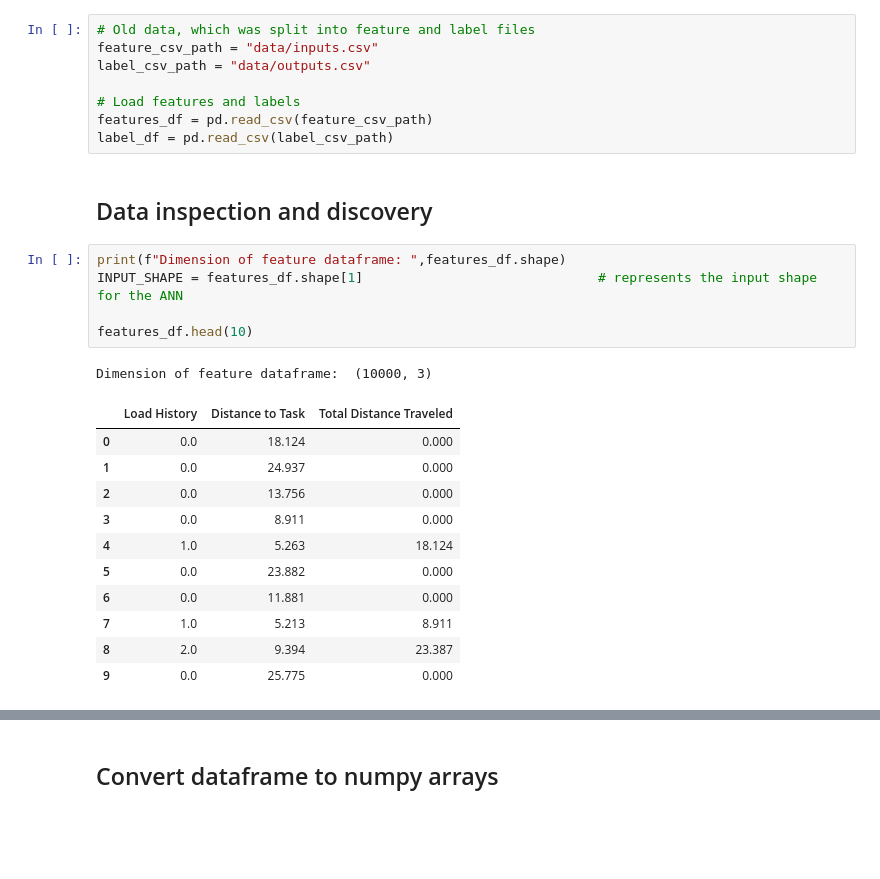
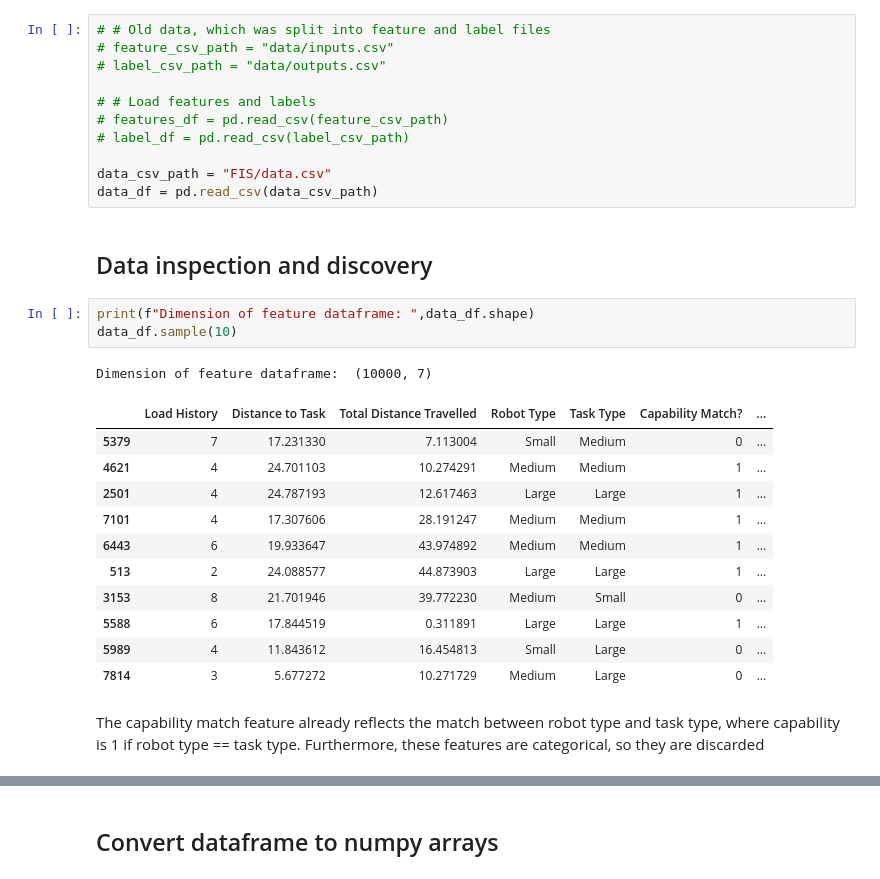
Before and after one commit to TME-6015-Programming-Project/main, a Jupyter notebook: TME6015_Project.ipynb, the cells around one changed output, grey strips where cells are left out. Saved outputs shown, nothing was run; the diff lists cells and outputs as text; blank space fills up the shorter version.

```diff
--- a/TME6015_Project.ipynb
+++ b/TME6015_Project.ipynb
@@ -33,30 +33,33 @@ from sklearn.model_selection import train_test_split
 # %% [markdown]
 # Data Discovery and Processing
 # %%
-# Old data, which was split into feature and label files
-feature_csv_path = "data/inputs.csv"
-label_csv_path = "data/outputs.csv"
+# # Old data, which was split into feature and label files
+# feature_csv_path = "data/inputs.csv"
+# label_csv_path = "data/outputs.csv"
 
-# Load features and labels
-features_df = pd.read_csv(feature_csv_path)
-label_df = pd.read_csv(label_csv_path)
+# # Load features and labels
+# features_df = pd.read_csv(feature_csv_path)
+# label_df = pd.read_csv(label_csv_path)
+
+data_csv_path = "FIS/data.csv"
+data_df = pd.read_csv(data_csv_path)
 # %% [markdown]
 ## Data inspection and discovery
 # %%
-print(f"Dimension of feature dataframe: ",features_df.shape)
-INPUT_SHAPE = features_df.shape[1]                              # represents the input shape for the ANN
-
-features_df.head(10)
+print(f"Dimension of feature dataframe: ",data_df.shape)
+data_df.sample(10)
 # %% [output]
-Dimension of feature dataframe:  (10000, 3)
+Dimension of feature dataframe:  (10000, 7)
-|  | Load History | Distance to Task | Total Distance Traveled |
-| 0 | 0.0 | 18.124 | 0.000 |
-| 1 | 0.0 | 24.937 | 0.000 |
-| 2 | 0.0 | 13.756 | 0.000 |
-| 3 | 0.0 | 8.911 | 0.000 |
-| 4 | 1.0 | 5.263 | 18.124 |
-| 5 | 0.0 | 23.882 | 0.000 |
-| 6 | 0.0 | 11.881 | 0.000 |
-| 7 | 1.0 | 5.213 | 8.911 |
-| 8 | 2.0 | 9.394 | 23.387 |
-| 9 | 0.0 | 25.775 | 0.000 |
+|  | Load History | Distance to Task | Total Distance Travelled | Robot Type | Task Type | Capability Match? | ... |
+| 5379 | 7 | 17.231330 | 7.113004 | Small | Medium | 0 | ... |
+| 4621 | 4 | 24.701103 | 10.274291 | Medium | Medium | 1 | ... |
+| 2501 | 4 | 24.787193 | 12.617463 | Large | Large | 1 | ... |
+| 7101 | 4 | 17.307606 | 28.191247 | Medium | Medium | 1 | ... |
+| 6443 | 6 | 19.933647 | 43.974892 | Medium | Medium | 1 | ... |
+| 513 | 2 | 24.088577 | 44.873903 | Large | Large | 1 | ... |
+| 3153 | 8 | 21.701946 | 39.772230 | Medium | Small | 0 | ... |
+| 5588 | 6 | 17.844519 | 0.311891 | Large | Large | 1 | ... |
+| 5989 | 4 | 11.843612 | 16.454813 | Small | Large | 0 | ... |
+| 7814 | 3 | 5.677272 | 10.271729 | Medium | Large | 0 | ... |
+# %% [markdown]
+The capability match feature already reflects the match between robot type and task type, where capability is 1 if robot type == task type. Furthermore, these features are categorical, so they are discarded
```
Also changed, not shown: parts of 16 cells of this notebook, 1 other file.
